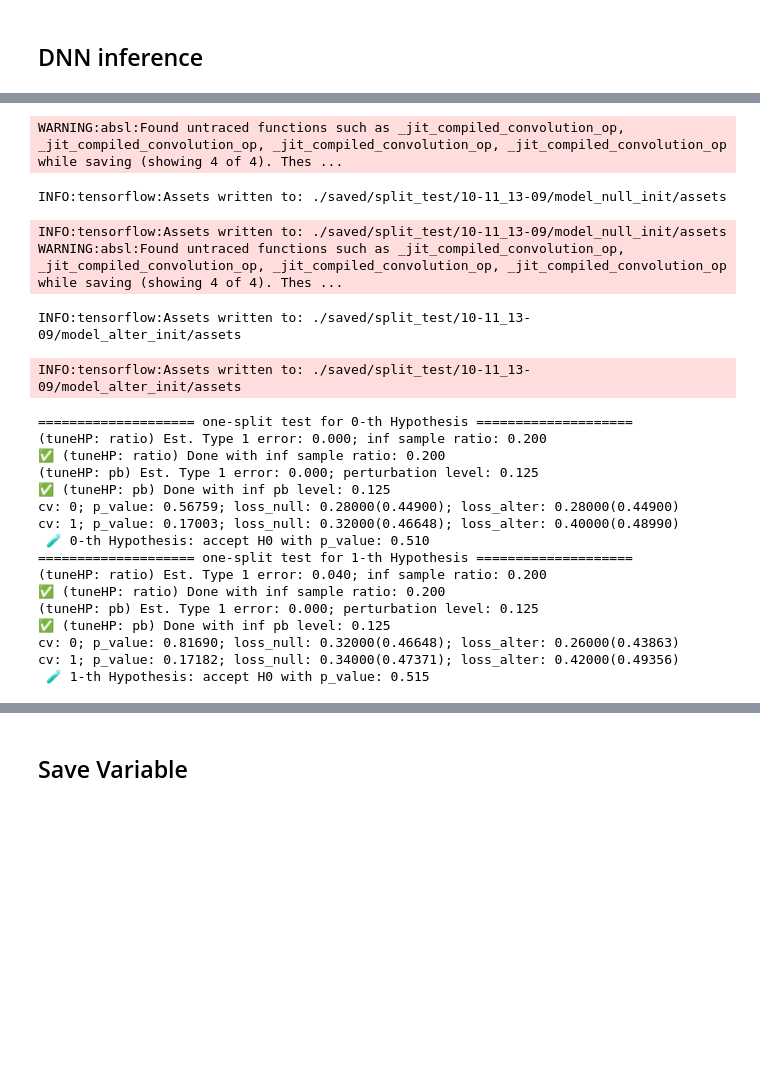
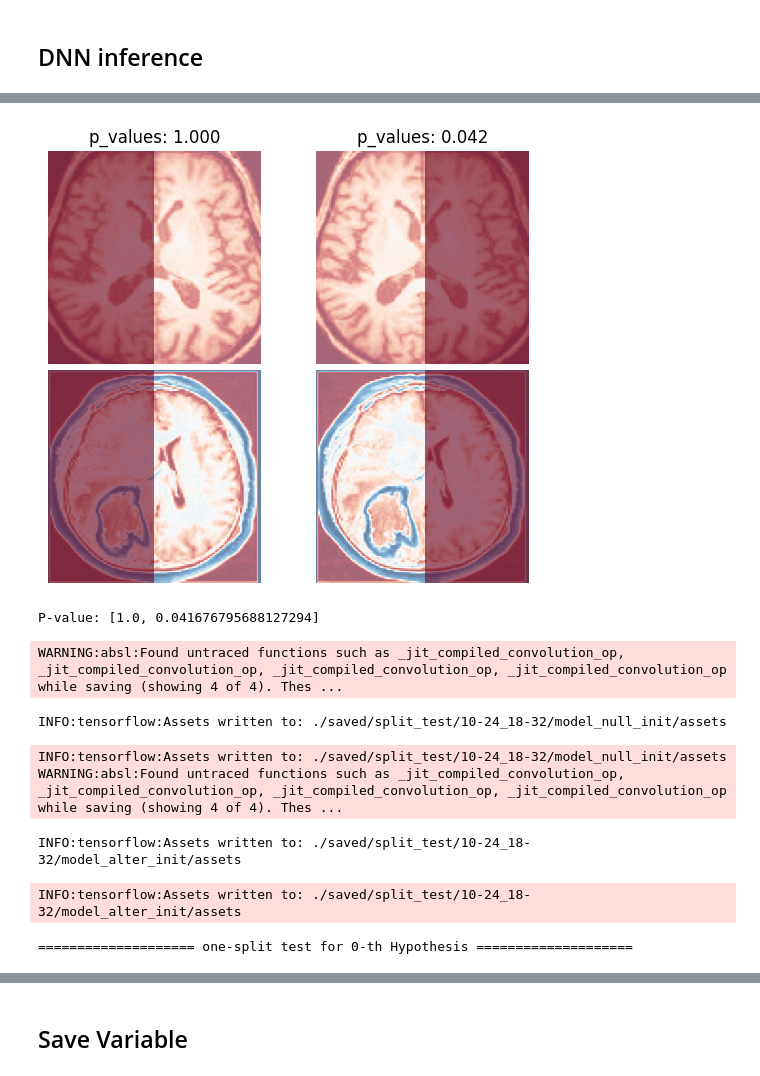
Before and after one commit to HanyuPei22/DNN-inference-on-Tumor-data, a Jupyter notebook: Tumor_CNN.ipynb, the cells around one changed output, grey strips where cells are left out. Drawn from its saved outputs; the diff is of its cells as text; code cells hidden in the pictures; blank space fills up the shorter version.

```diff
--- a/Tumor_CNN.ipynb
+++ b/Tumor_CNN.ipynb
@@ -313,0 +260,6 @@ P-value: [0.9984630848807217, 0.4195206948048139]
+# %%
+from dnn_inference.sig_test import split_test
+## testing based on learning models
+inf_feats = [[np.arange(0,112),np.arange(0,56)],[np.arange(0,112),np.arange(57,112)]]
+cue_2 = split_test(inf_feats=inf_feats, model_null = model_null, model_alter=model_alter, eva_metric='zero-one')
+P_value_2 = cue_2.testing(X, y_cat, fit_params, test_params, tune_params)
@@ -314,30 +290,21 @@ P-value: [0.9984630848807217, 0.4195206948048139]
+# %%
+cue_2.visual(X,y_cat)
+print('P-value: %s'%P_value_2)
+# %% [output]
+[figure, added]
+P-value: [1.0, 0.041676795688127294]
 # %%
 from dnn_inference.sig_test import split_test
 ## testing based on learning models
-inf_feats = [[np.arange(0,224),np.arange(0,112)],[np.arange(0,224),np.arange(113,224)]]
-cue = split_test(inf_feats=inf_feats, model_null = model_null, model_alter=model_alter, eva_metric='zero-one')
-P_value = cue.testing(X, y, fit_params, test_params, tune_params)
+inf_feats = [[np.arange(28,84),np.arange(0,112)],[np.arange(0,112),np.arange(28,84)]]
+cue_3 = split_test(inf_feats=inf_feats, model_null = model_null, model_alter=model_alter, eva_metric='zero-one')
+P_value_3 = cue_3.testing(X, y_cat, fit_params, test_params, tune_params)
 # %% [output]
 WARNING:absl:Found untraced functions such as _jit_compiled_convolution_op, _jit_compiled_convolution_op, _jit_compiled_convolution_op, _jit_compiled_convolution_op while saving (showing 4 of 4). Thes ...
-INFO:tensorflow:Assets written to: ./saved/split_test/10-11_13-09/model_null_init/assets
+INFO:tensorflow:Assets written to: ./saved/split_test/10-24_18-32/model_null_init/assets
-INFO:tensorflow:Assets written to: ./saved/split_test/10-11_13-09/model_null_init/assets
+INFO:tensorflow:Assets written to: ./saved/split_test/10-24_18-32/model_null_init/assets
 WARNING:absl:Found untraced functions such as _jit_compiled_convolution_op, _jit_compiled_convolution_op, _jit_compiled_convolution_op, _jit_compiled_convolution_op while saving (showing 4 of 4). Thes ...
-INFO:tensorflow:Assets written to: ./saved/split_test/10-11_13-09/model_alter_init/assets
+INFO:tensorflow:Assets written to: ./saved/split_test/10-24_18-32/model_alter_init/assets
-INFO:tensorflow:Assets written to: ./saved/split_test/10-11_13-09/model_alter_init/assets
+INFO:tensorflow:Assets written to: ./saved/split_test/10-24_18-32/model_alter_init/assets
 ==================== one-split test for 0-th Hypothesis ====================
-(tuneHP: ratio) Est. Type 1 error: 0.000; inf sample ratio: 0.200
-✅ (tuneHP: ratio) Done with inf sample ratio: 0.200
-(tuneHP: pb) Est. Type 1 error: 0.000; perturbation level: 0.125
-✅ (tuneHP: pb) Done with inf pb level: 0.125
-cv: 0; p_value: 0.56759; loss_null: 0.28000(0.44900); loss_alter: 0.28000(0.44900)
-cv: 1; p_value: 0.17003; loss_null: 0.32000(0.46648); loss_alter: 0.40000(0.48990)
- 🧪 0-th Hypothesis: accept H0 with p_value: 0.510
-==================== one-split test for 1-th Hypothesis ====================
-(tuneHP: ratio) Est. Type 1 error: 0.040; inf sample ratio: 0.200
-✅ (tuneHP: ratio) Done with inf sample ratio: 0.200
-(tuneHP: pb) Est. Type 1 error: 0.000; perturbation level: 0.125
-✅ (tuneHP: pb) Done with inf pb level: 0.125
-cv: 0; p_value: 0.81690; loss_null: 0.32000(0.46648); loss_alter: 0.26000(0.43863)
-cv: 1; p_value: 0.17182; loss_null: 0.34000(0.47371); loss_alter: 0.42000(0.49356)
- 🧪 1-th Hypothesis: accept H0 with p_value: 0.515
 # %%
```
Also changed, not shown: parts of 18 cells of this notebook.
